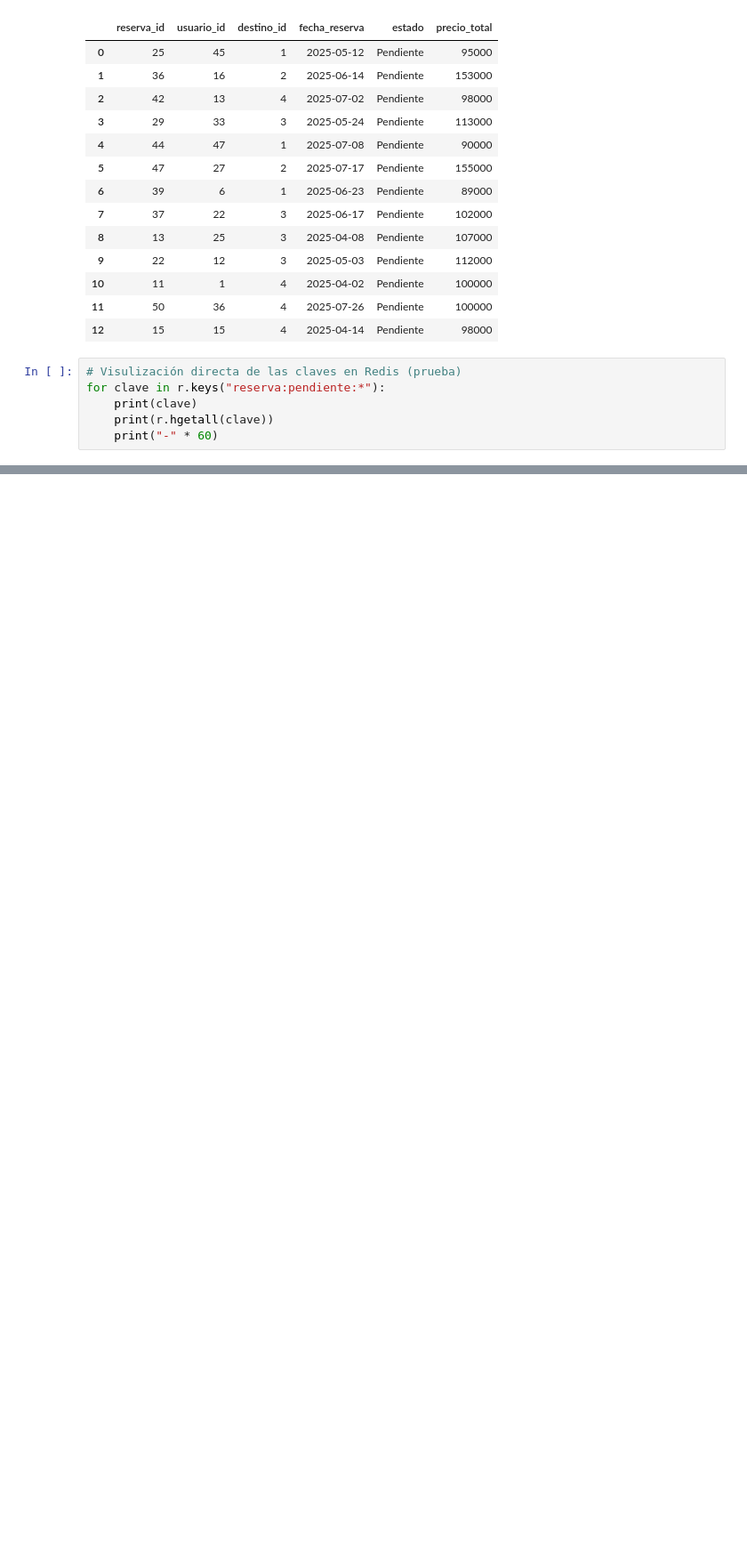
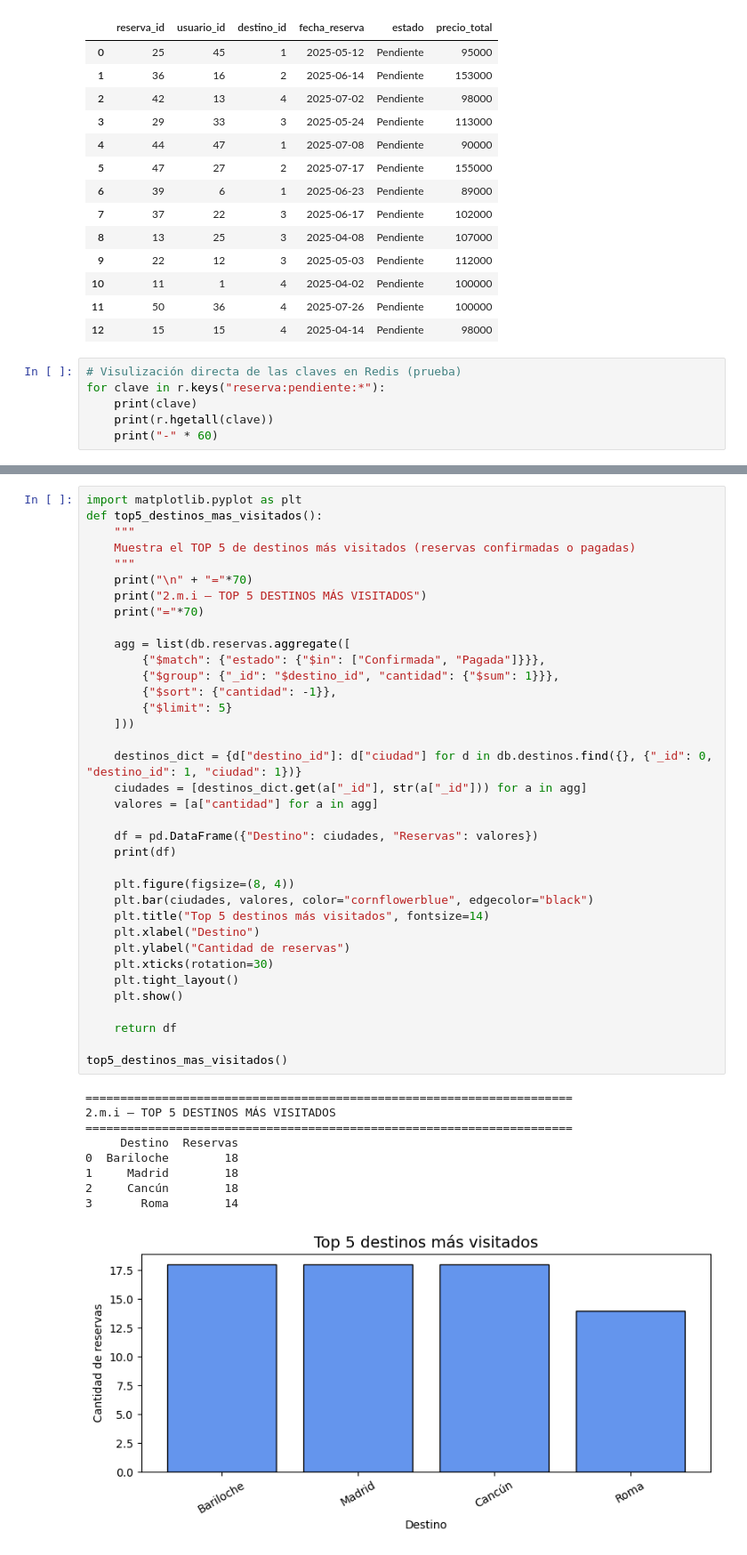
Before and after one commit to Noemi-Gudino/Proyecto-Integrador-BD, a Jupyter notebook: notebooks/Proyecto.ipynb, the cells around one changed output, grey strips where cells are left out. Shown at 89% size. Drawn from its saved outputs; the diff is of its cells as text; blank space fills up the shorter version.

```diff
--- a/notebooks/Proyecto.ipynb
+++ b/notebooks/Proyecto.ipynb
@@ -725,0 +702,46 @@ CONSULTA 2.f: Reservas en proceso (Pendientes) — Datos combinados
+# %%
+import matplotlib.pyplot as plt
+def top5_destinos_mas_visitados():
+    """
+    Muestra el TOP 5 de destinos más visitados (reservas confirmadas o pagadas)
+    """
+    print("\n" + "="*70)
+    print("2.m.i — TOP 5 DESTINOS MÁS VISITADOS")
+    print("="*70)
+
+    agg = list(db.reservas.aggregate([
+        {"$match": {"estado": {"$in": ["Confirmada", "Pagada"]}}},
+        {"$group": {"_id": "$destino_id", "cantidad": {"$sum": 1}}},
+        {"$sort": {"cantidad": -1}},
+        {"$limit": 5}
+    ]))
+
+    destinos_dict = {d["destino_id"]: d["ciudad"] for d in db.destinos.find({}, {"_id": 0, "destino_id": 1, "ciudad": 1})}
+    ciudades = [destinos_dict.get(a["_id"], str(a["_id"])) for a in agg]
+    valores = [a["cantidad"] for a in agg]
+
+    df = pd.DataFrame({"Destino": ciudades, "Reservas": valores})
+    print(df)
+
+    plt.figure(figsize=(8, 4))
+    plt.bar(ciudades, valores, color="cornflowerblue", edgecolor="black")
+    plt.title("Top 5 destinos más visitados", fontsize=14)
+    plt.xlabel("Destino")
+    plt.ylabel("Cantidad de reservas")
+    plt.xticks(rotation=30)
+    plt.tight_layout()
+    plt.show()
+
+    return df
+
+top5_destinos_mas_visitados()
+# %% [output]
+======================================================================
+2.m.i — TOP 5 DESTINOS MÁS VISITADOS
+======================================================================
+     Destino  Reservas
+0  Bariloche        18
+1     Madrid        18
+2     Cancún        18
+3       Roma        14
+[figure, added]
```
Also changed, not shown: parts of 8 cells of this notebook, 1 other file.
